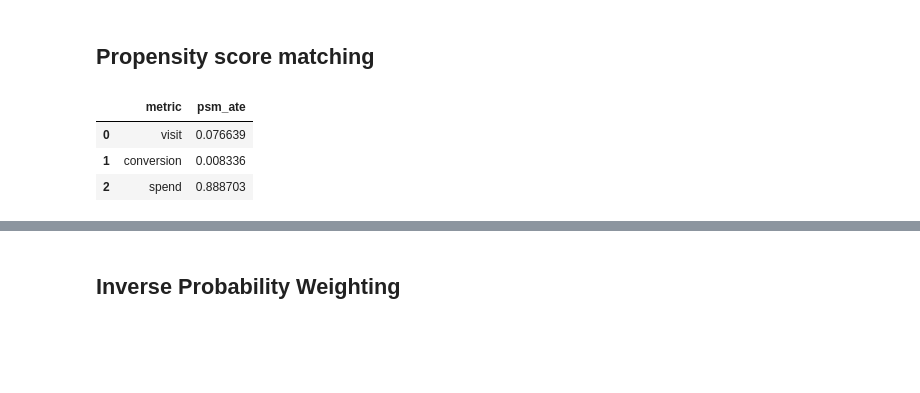
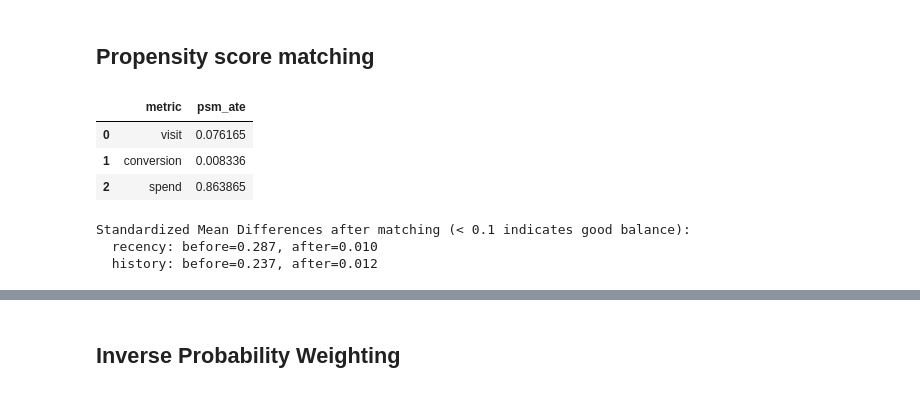
Before and after one commit to dpolioudakis/ab-testing-causal-inference, a Jupyter notebook: notebooks/06_causal_inference.ipynb, the cells around one changed output, grey strips where cells are left out. Cells and saved outputs as stored; diff of their text form; code cells hidden in the pictures; blank space fills up the shorter version.

Commit message:
Remove L2 regularization from LR for causal inference propensity scores, and add QC

```diff
--- a/notebooks/06_causal_inference.ipynb
+++ b/notebooks/06_causal_inference.ipynb
@@ -271,34 +272,51 @@ pd.DataFrame(results)
 X = biased_df[["recency", "history"]]
 y = biased_df["treatment"]
 
-lr = LogisticRegression()
+# Set penalty=None to disable the default L2 regularization and get better propensity score estimates for matching
+lr = LogisticRegression(penalty=None)
 lr.fit(X, y)
 biased_df["propensity_score"] = lr.predict_proba(X)[:, 1]
 
 # Step 2: Nearest neighbor matching — for each treated unit find closest control
 treated = biased_df[biased_df["treatment"] == 1].copy()
 control = biased_df[biased_df["treatment"] == 0].copy()
 
 nn = NearestNeighbors(n_neighbors=1)
 nn.fit(control[["propensity_score"]])
 distances, indices = nn.kneighbors(treated[["propensity_score"]])
 
 matched_control = control.iloc[indices.flatten()].copy()
 matched_df = pd.concat([treated, matched_control])
 
 # Step 3: Compute PSM ATEs and append to results
 psm_ates = {"method": "Propensity score matching"}
 results = []
 for metric in ["visit", "conversion", "spend"]:
     ate = matched_df[matched_df["treatment"] == 1][metric].mean() - matched_df[matched_df["treatment"] == 0][metric].mean()
     psm_ates[metric] = ate
     results.append({"metric": metric, "psm_ate": ate})
 
 results_df = pd.concat([results_df, pd.DataFrame([psm_ates])], ignore_index=True)
 
 pd.DataFrame(results)
 # %% [output]
 |  | metric | psm_ate |
-| 0 | visit | 0.076639 |
+| 0 | visit | 0.076165 |
 | 1 | conversion | 0.008336 |
-| 2 | spend | 0.888703 |
+| 2 | spend | 0.863865 |
+# %%
+# Check balancing
+
+def smd(group1, group2):
+    pooled_sd = np.sqrt((group1.var() + group2.var()) / 2)
+    return abs(group1.mean() - group2.mean()) / pooled_sd
+
+print("Standardized Mean Differences after matching (< 0.1 indicates good balance):")
+for col in ["recency", "history"]:
+    before = smd(biased_df[biased_df["treatment"] == 1][col], biased_df[biased_df["treatment"] == 0][col])
+    after = smd(matched_df[matched_df["treatment"] == 1][col], matched_df[matched_df["treatment"] == 0][col])
+    print(f"  {col}: before={before:.3f}, after={after:.3f}")
+# %% [output]
+Standardized Mean Differences after matching (< 0.1 indicates good balance):
+  recency: before=0.287, after=0.010
+  history: before=0.237, after=0.012
```
Also changed, not shown: parts of 7 cells of this notebook.
